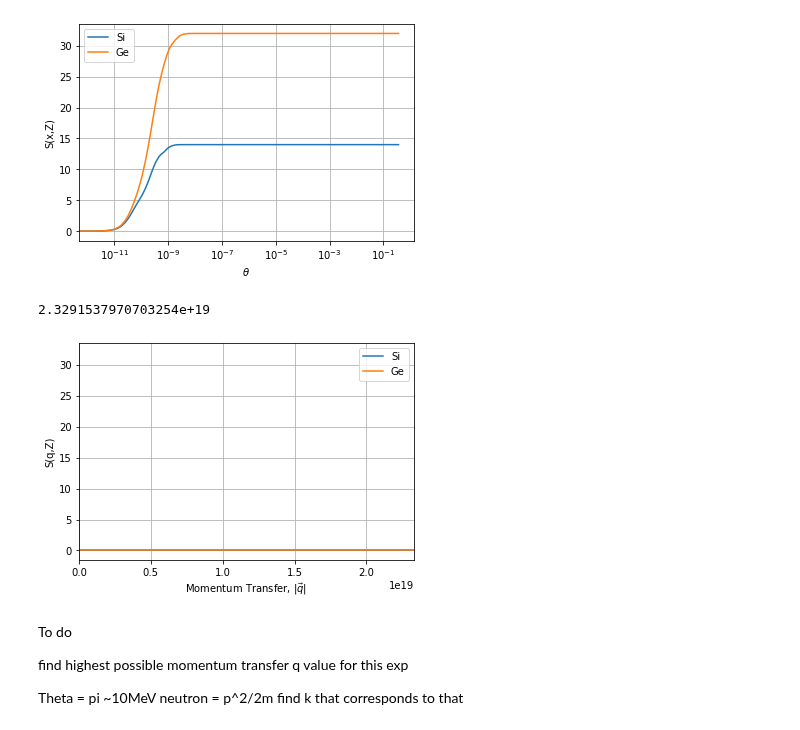
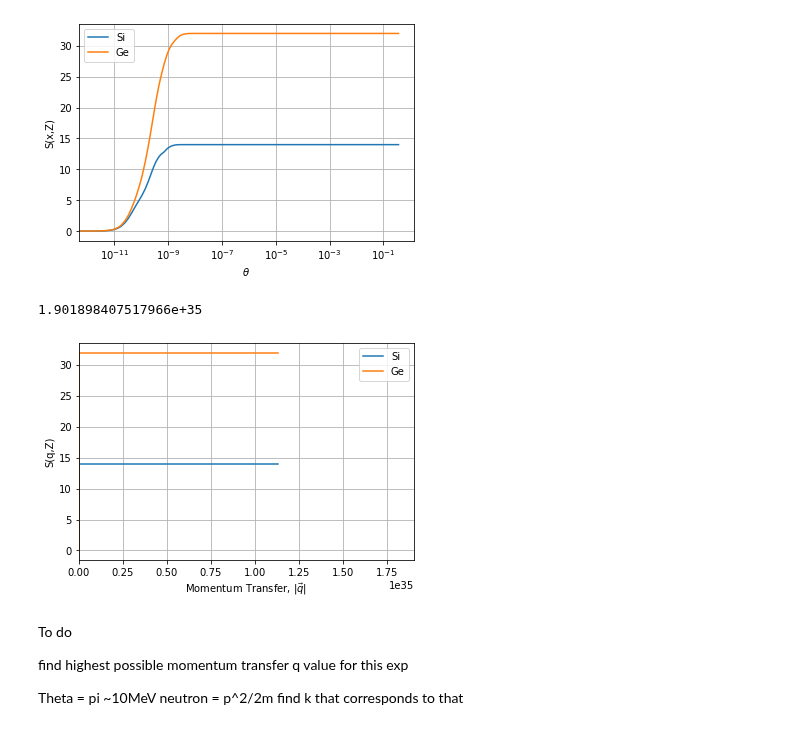
Before and after one commit to villano-lab/n-elec-scattering, a Jupyter notebook: 5-Cross_Section/incoherent_scatter.ipynb, the cells around one changed output. Drawn from its saved outputs; the diff is of its cells as text; code cells hidden in the pictures.

```diff
--- a/5-Cross_Section/incoherent_scatter.ipynb
+++ b/5-Cross_Section/incoherent_scatter.ipynb
@@ -384,35 +384,35 @@ plt.grid(True)
 # %%
 import matplotlib.pyplot as plt
 import numpy as np
 import pandas as pd
 import scipy.constants as sc
 
 def theta_to_q(theta):
-    k = 5 #don't know what to set this to, kinda chose random value
+    k = 10e6 / 511003.4 #don't know what to set this to, kinda chose random value
     q = (2*k/sc.hbar)*np.sin(theta/2)*(np.sqrt(1+(k**2+2*k)*(np.sin(theta/2))**2)/(1+2*k*(np.sin(theta/2))**2))
     return q
 
 k = 10e6 / 511003.4  #10MeV in units of electron mass energy
 
-max_q = (2 * k / hbar) * (k + 1) / (1 + 2 * k)
+max_q = (2 * k / sc.hbar) * (k + 1) / (1 + 2 * k)
 print(max_q)
 
 df_Si1["q"]=theta_to_q(df_Si1['Theta'])
 df_Ge1["q"]=theta_to_q(df_Ge1["Theta"])
 
 plt.plot(df_Si1['q'], df_Si1['S(x,Z)'], label = "Si")
 plt.plot(df_Ge1['q'], df_Ge1['S(X,Z)'], label = "Ge")
 
 
 plt.legend()
 #plt.xscale('log')
 plt.xlim(0, max_q)
 plt.xlabel(r'Momentum Transfer, $\left|\vec{q}\right|$')
 plt.ylabel("S(q,Z)")
 plt.grid(True)
 # %% [output]
-2.3291537970703254e+19
+1.901898407517966e+35
-[figure, old version]
+[figure, new version]
 # %% [markdown]
 To do
 
```
